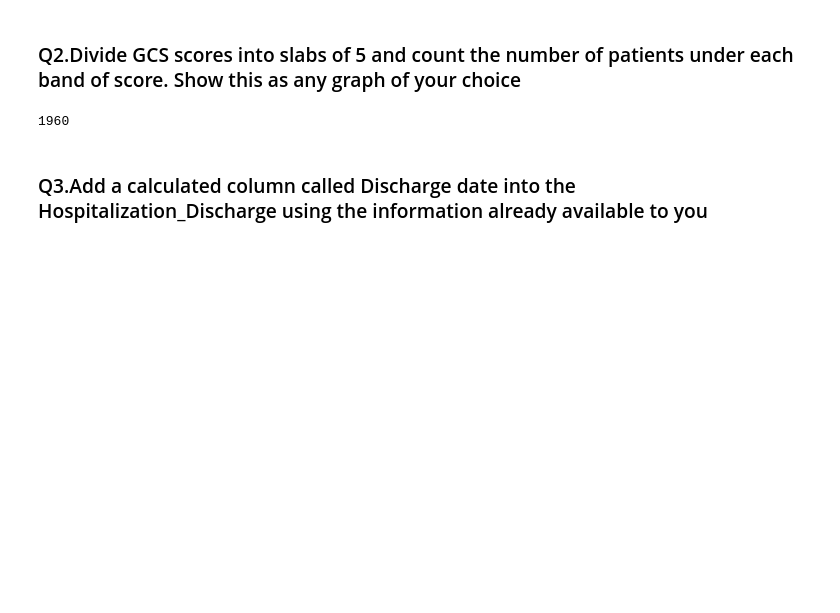
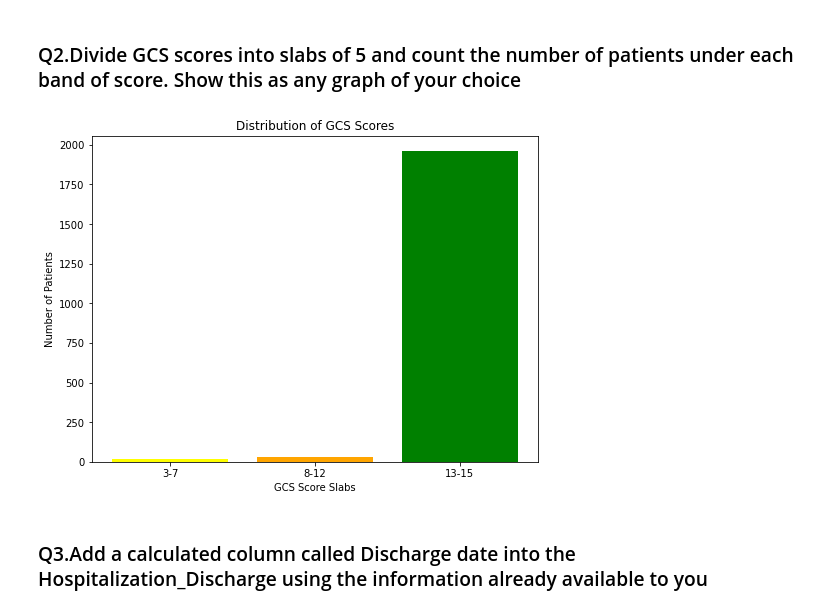
Before and after one commit to SivasankariDA112/03_Hacktivators_PythonHackathon_Apr24, a Jupyter notebook: Team03_Hacktivators_2024.ipynb, the cells around one changed output. Cells and saved outputs as stored; diff of their text form; code cells hidden in the pictures; blank space fills up the shorter version.

```diff
--- a/Team03_Hacktivators_2024.ipynb
+++ b/Team03_Hacktivators_2024.ipynb
@@ -34,22 +34,31 @@ worker                       17      17      17      17    17      17
 ### Q2.Divide GCS scores into slabs of 5 and count the number of patients under each band of score. Show this as any graph of your choice
 # %%
 # subsetting the data using position
-severe=(Responsivenes.loc[Responsivenes['GCS'].isin([3,4,5,6,7,])])
+severe=(Responsivenes.loc[Responsivenes['GCS'].isin([3,4,5,6,7])])
 severe
 severe_count = len(severe)
 severe_count
 
-#Getting the count for number of patients
 moderate=(Responsivenes.loc[Responsivenes['GCS'].isin([8,9,10,11,12])])
 moderate
 moderate_count = len(moderate)
 moderate_count
 
 mild=(Responsivenes.loc[Responsivenes['GCS'].isin([13,14,15])])
 mild_count = len(mild)
 mild_count
+
+gcs_list = ['3-7', '8-12', '13-15']
+gcs_count = [severe_count,moderate_count,mild_count]
+
+plt.figure(figsize=(8, 6))
+plt.bar(gcs_list, gcs_count, color=['yellow', 'orange', 'green'])
+plt.title('Distribution of GCS Scores')
+plt.xlabel('GCS Score Slabs')
+plt.ylabel('Number of Patients')
+plt.show()
 # %% [output]
-1960
+[figure, added]
 # %% [markdown]
 ### Q3.Add a calculated column called Discharge date into the Hospitalization_Discharge using the information already available to you
 # %%
```
